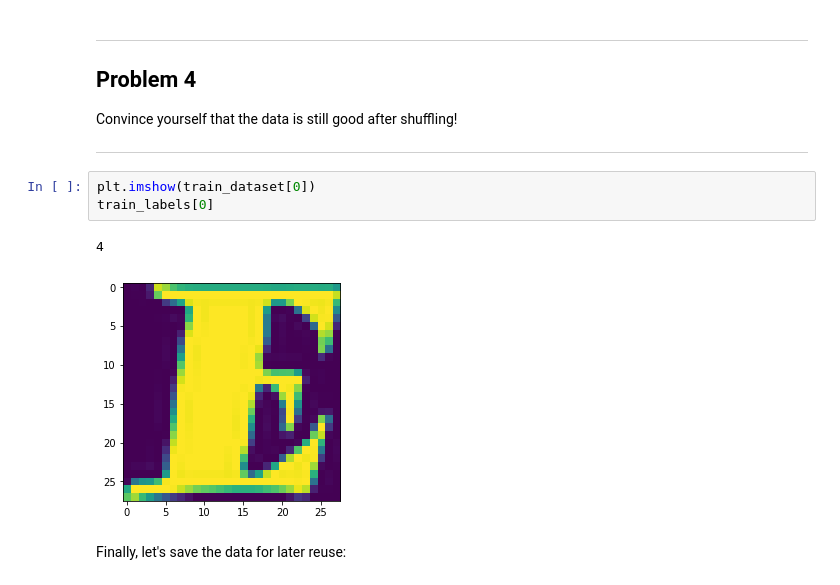
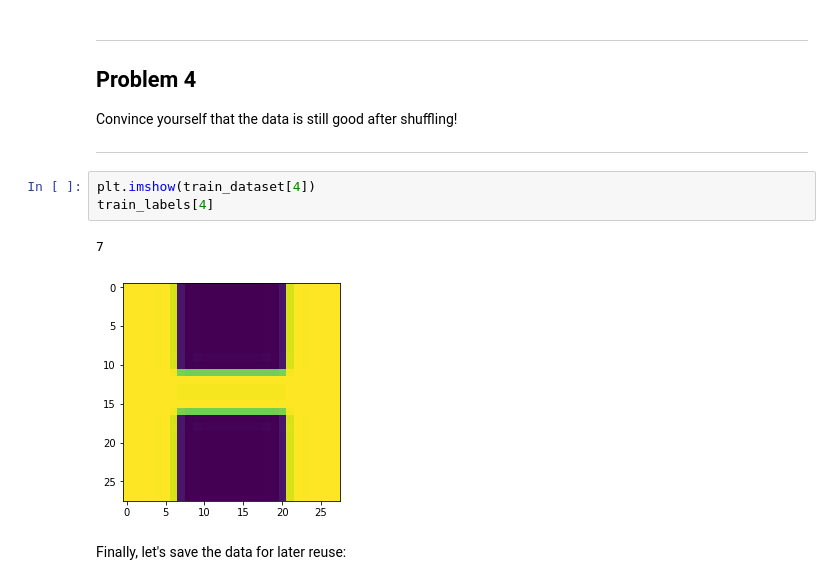
Before and after one commit to kuatroka/udacity_deep_learning, a Jupyter notebook: 1_notmnist-Copy1.ipynb, the cells around one changed output. Saved outputs shown, nothing was run; the diff lists cells and outputs as text.

```diff
--- a/1_notmnist-Copy1.ipynb
+++ b/1_notmnist-Copy1.ipynb
@@ -377,11 +351,11 @@ Convince yourself that the data is still good after shuffling!
 
 ---
 # %%
-plt.imshow(train_dataset[0])
-train_labels[0]
+plt.imshow(train_dataset[4])
+train_labels[4]
 # %% [output]
-4
+7
-[figure, old version]
+[figure, new version]
 # %% [markdown]
 Finally, let's save the data for later reuse:
 # %%
```
Also changed, not shown: parts of 27 cells of this notebook.
